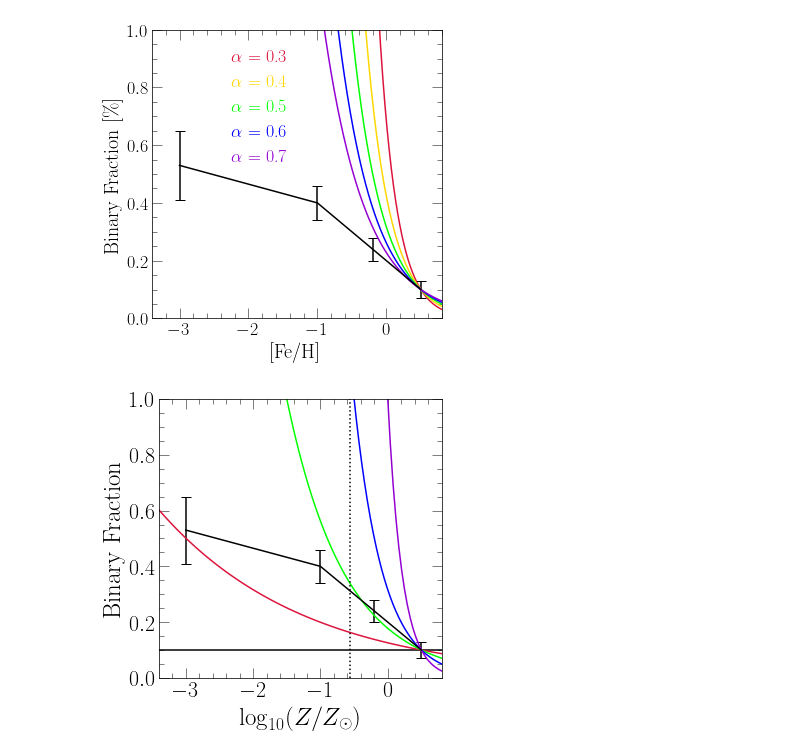
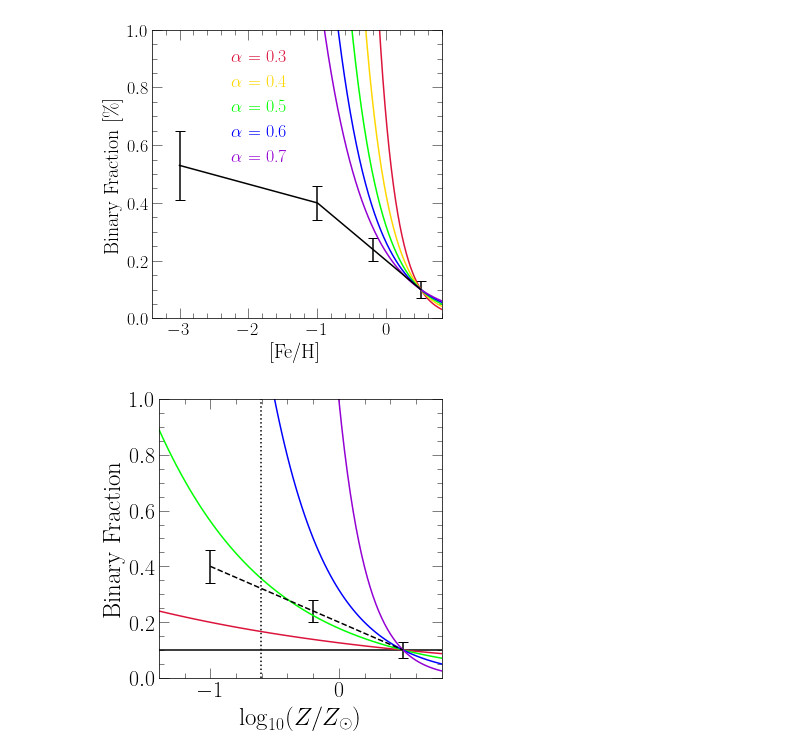
Before and after one commit to giganano/iarates, a Jupyter notebook: notebooks/binary_fracs.ipynb, the cells around one changed output. Drawn from its saved outputs; the diff is of its cells as text; code cells hidden in the pictures.

```diff
--- a/notebooks/binary_fracs.ipynb
+++ b/notebooks/binary_fracs.ipynb
@@ -86,16 +86,21 @@ fig = plt.figure(figsize = (5, 5))
 ax = fig.add_subplot(111)
 ax.set_xlabel(r"$\log_{10}(Z / Z_\odot)$", fontsize = 25)
 ax.set_ylabel("Binary Fraction", fontsize = 25)
-ax.set_xlim([-3.4, 0.8])
+# ax.set_xlim([-3.4, 0.8])
+ax.set_xlim([-1.4, 0.8])
 ax.set_ylim([0, 1])
 ax.tick_params(labelsize = 22)
-ax.set_xticks([-3, -2, -1, 0])
-xvals = [-3, -1, -0.2, +0.5]
-yvals = [0.53, 0.40, 0.24, 0.1]
-yerrs = [0.12, 0.06, 0.04, 0.03]
+# ax.set_xticks([-3, -2, -1, 0])
+# xvals = [-3, -1, -0.2, +0.5]
+# yvals = [0.53, 0.40, 0.24, 0.1]
+# yerrs = [0.12, 0.06, 0.04, 0.03]
+xvals = [-1, -0.2, +0.5]
+yvals = [0.40, 0.24, 0.1]
+yerrs = [0.06, 0.04, 0.03]
 kwargs = {
     "c": named_colors()["black"],
-    "yerr": yerrs
+    "yerr": yerrs,
+    "linestyle": "--"
 }
 ax.errorbar(xvals, yvals, **kwargs)
 
@@ -112,31 +117,31 @@ indeces = [0, -0.2, -0.5, -1, -2]
 colors = ["black", "crimson", "lime", "blue", "darkviolet"]
 for i in range(len(indeces)):
     base = 0.1 # At log10(Z / Zsun) = +0.5
     xvals = np.linspace(ax.get_xlim()[0], ax.get_xlim()[1], 100)
     scaling = z_scaling(indeces[i])
     yvals = []
     for j in range(len(xvals)): yvals.append(base * scaling(xvals[j] - 0.5))
     kwargs = {
         "c": named_colors()[colors[i]],
         "label": r"$\gamma = %g$" % (indeces[i])
     }
     ax.plot(xvals, yvals, **kwargs)
 
 # kwargs = {
 #     "loc": mpl_loc("upper left"),
 #     "bbox_to_anchor": (0.1, 1.02),
 #     "handlelength": 0
 # }
 # leg = ax.legend(**kwargs)
 # fancy_legend(leg, colors)
 
 ax.axvline(-0.6074, c = named_colors()["black"], linestyle = ':')
 
 plt.tight_layout()
 for ext in ["pdf", "jpeg"]:
     kwargs = {}
     if ext == "jpeg": kwargs["dpi"] = 200
     plt.savefig("../paper/binaries_zscaling.%s" % (ext), **kwargs)
 plt.show()
 # %% [output]
-[figure, old version]
+[figure, new version]
```
Also changed, not shown: 22 other files.
